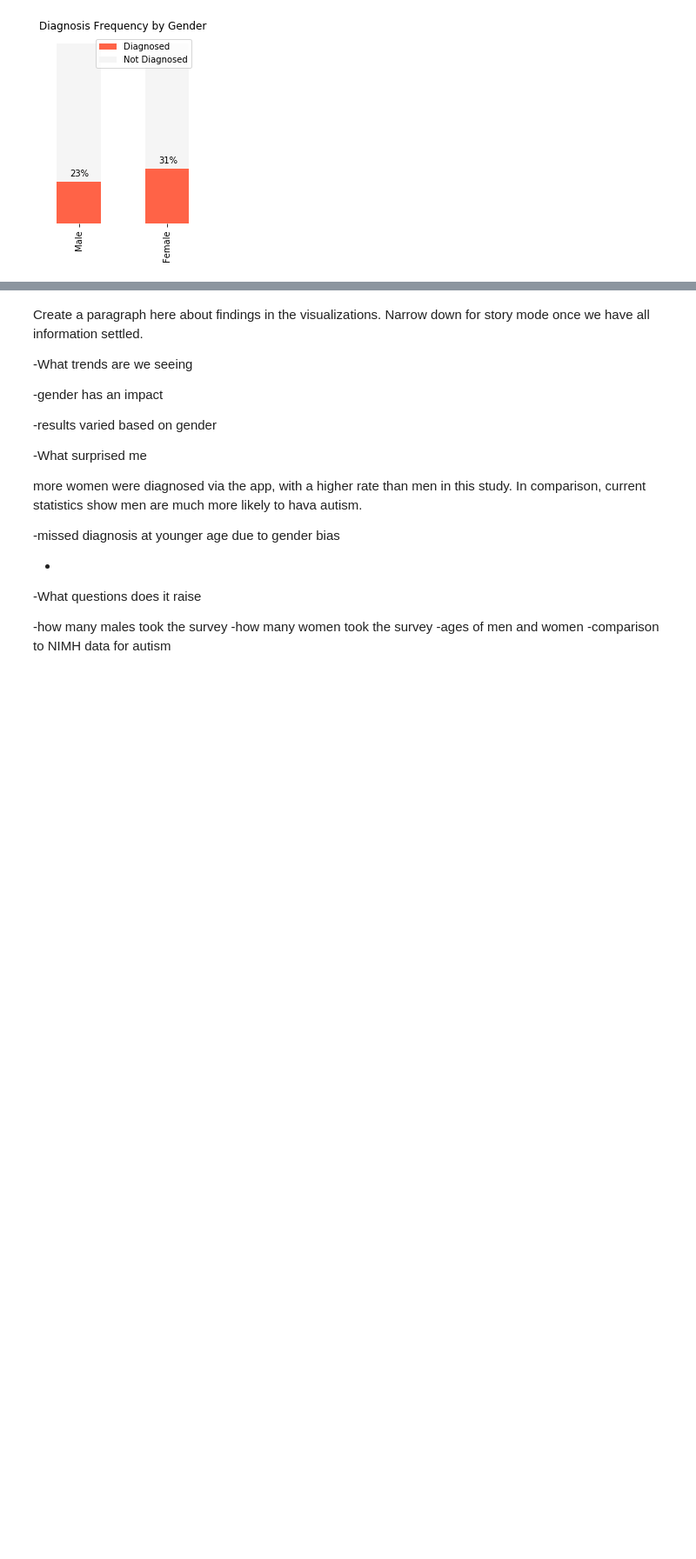
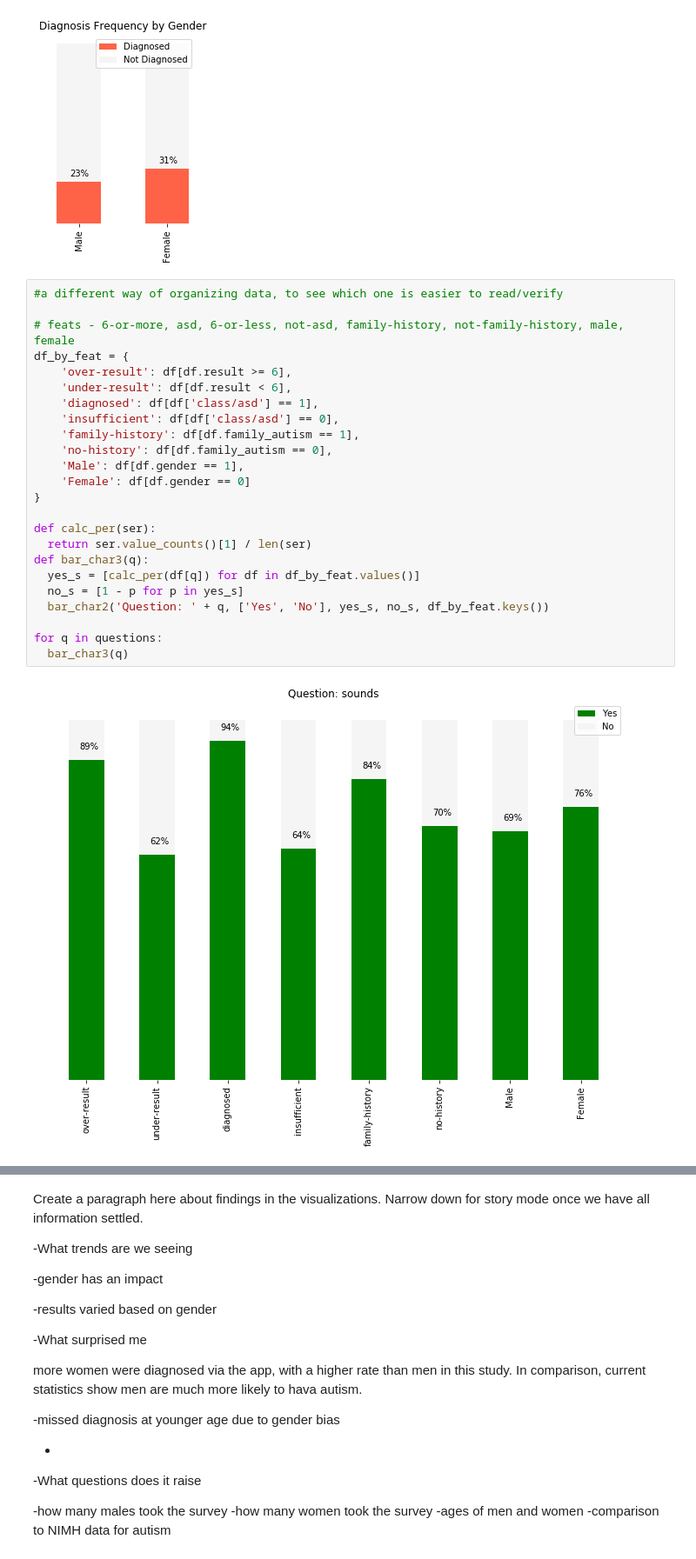
Before and after one commit to LambdaSchool/DS-Unit-1-Sprint-5-Data-Storytelling-Blog-Post, a Jupyter notebook: Autism_Diagnosis_Dataset.ipynb, the cells around one changed output, grey strips where cells are left out. Shown at 87% size. Cells and saved outputs as stored; diff of their text form; blank space fills up the shorter version.

```diff
--- a/Autism_Diagnosis_Dataset.ipynb
+++ b/Autism_Diagnosis_Dataset.ipynb
@@ -286,3 +283,29 @@ bar_char2(
 )
 # %% [output]
 [figure]
+# %%
+#a different way of organizing data, to see which one is easier to read/verify
+
+# feats - 6-or-more, asd, 6-or-less, not-asd, family-history, not-family-history, male, female
+df_by_feat = {
+    'over-result': df[df.result >= 6],
+    'under-result': df[df.result < 6],
+    'diagnosed': df[df['class/asd'] == 1],
+    'insufficient': df[df['class/asd'] == 0],
+    'family-history': df[df.family_autism == 1],
+    'no-history': df[df.family_autism == 0],
+    'Male': df[df.gender == 1],
+    'Female': df[df.gender == 0]
+}
+
+def calc_per(ser):
+  return ser.value_counts()[1] / len(ser)
+def bar_char3(q):
+  yes_s = [calc_per(df[q]) for df in df_by_feat.values()]
+  no_s = [1 - p for p in yes_s]
+  bar_char2('Question: ' + q, ['Yes', 'No'], yes_s, no_s, df_by_feat.keys())
+
+for q in questions:
+  bar_char3(q)
+# %% [output]
+[figure, added]
```
Also changed, not shown: parts of 18 cells of this notebook.
